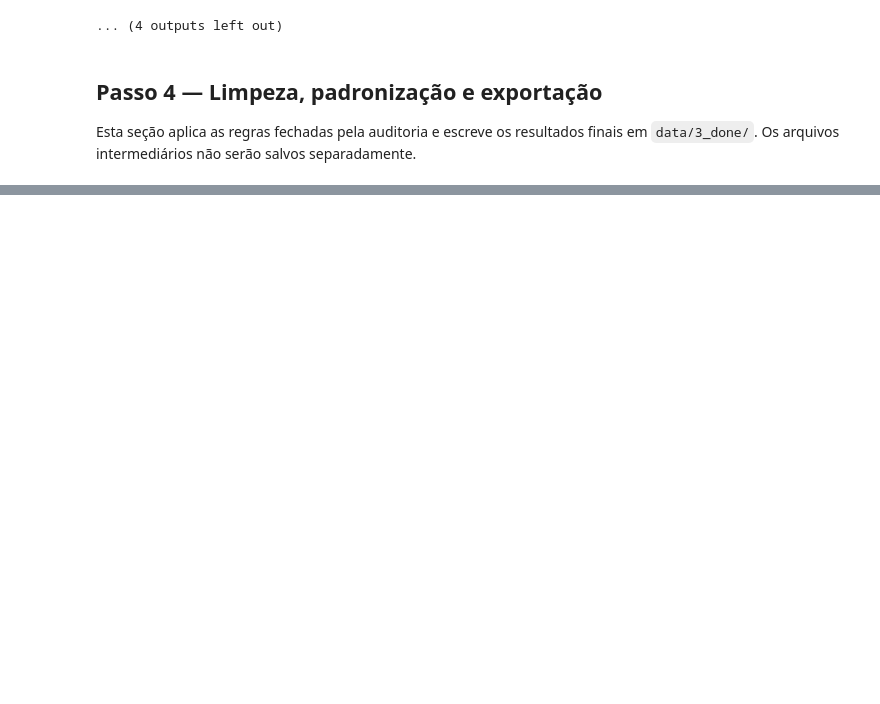
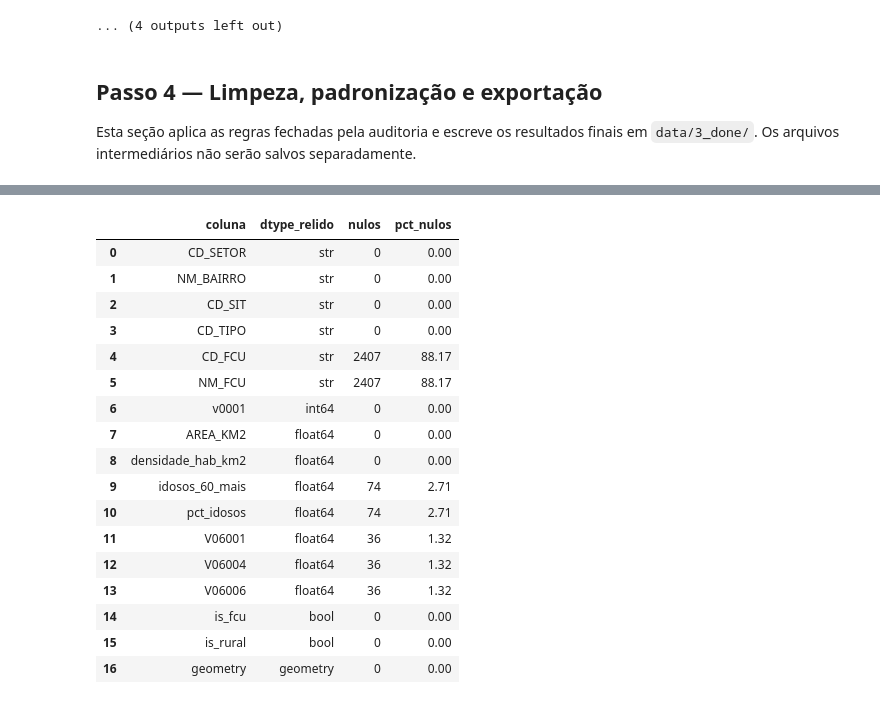
Before and after one commit to weszxl/eld_dataset, a Jupyter notebook: notebooks/02_access_inclusion_etl.ipynb, the cells around one changed output, grey strips where cells are left out. Saved outputs shown, nothing was run; the diff lists cells and outputs as text; code cells hidden in the pictures; blank space fills up the shorter version.

Commit message:
feat(02_access_inclusion): ETL e exportacao das bases limpas de POA em data/3_done

```diff
--- a/notebooks/02_access_inclusion.ipynb
+++ b/notebooks/02_access_inclusion_etl.ipynb
@@ -1162,0 +1176,62 @@ FCUs: 125
+# %%
+# Releitura dos 5 arquivos exportados em data/3_done/ para validar tipos, nulos e geometrias no disco
+camadas_done = {
+    "setores_poa_limpo": DONE / "setores_poa_limpo.gpkg",
+    "cnes_poa_limpo": DONE / "cnes_poa_limpo.gpkg",
+    "escolas_poa_limpo": DONE / "escolas_poa_limpo.gpkg",
+    "assistencia_poa_limpo": DONE / "assistencia_poa_limpo.gpkg",
+    "fcu_poa_contornos": DONE / "fcu_poa_contornos.gpkg",
+}
+
+gdfs_relidos = {}
+resumo_releitura = []
+for nome, caminho in camadas_done.items():
+    g = gpd.read_file(caminho, layer=nome)
+    gdfs_relidos[nome] = g
+    resumo_releitura.append({
+        "Camada": nome,
+        "Linhas": len(g),
+        "Colunas": len(g.columns),
+        "CRS": str(g.crs),
+        "Geom_vazias": int((g.geometry.isna() | g.geometry.is_empty).sum()),
+        "Geom_invalidas": int((~g.geometry.is_valid).sum()),
+    })
+
+print("== Resumo geral da releitura em data/3_done/ ==")
+display(pd.DataFrame(resumo_releitura))
+
+for nome, g in gdfs_relidos.items():
+    perfil = pd.DataFrame({
+        "coluna": g.columns,
+        "dtype_relido": [str(dt) for dt in g.dtypes],
+        "nulos": [int(g[c].isna().sum()) for c in g.columns],
+        "pct_nulos": [round(float(g[c].isna().mean() * 100), 2) for c in g.columns],
+    })
+    print(f"\n== {nome} — dtypes e nulos após releitura ==")
+    display(perfil)
+
+# Checagem específica: CD_FCU não voltou com '.' nem '<NA>' literal
+setores_relido = gdfs_relidos["setores_poa_limpo"]
+print(
+    "Setores — CD_FCU com '.' literal:",
+    int(setores_relido["CD_FCU"].astype("string").eq(".").sum()),
+    "| '<NA>' literal:",
+    int(setores_relido["CD_FCU"].astype("string").eq("<NA>").sum()),
+    "| nulos reais:",
+    int(setores_relido["CD_FCU"].isna().sum()),
+)
+
+# Checagem específica: contagem de flags educacionais e variações de grafia em etapas_modalidades
+escolas_relido = gdfs_relidos["escolas_poa_limpo"]
+print("\n== Escolas — contagem das flags educacionais (809 georreferenciadas) ==")
+for flag in ["is_educacao_infantil", "is_apenas_educacao_infantil", "is_educacao_especial"]:
+    print(f"- {flag}: {int(escolas_relido[flag].sum())} True | {int((~escolas_relido[flag].astype(bool)).sum())} False")
+
+print("\n== Escolas — valores únicos de etapas_modalidades quando is_educacao_infantil == True ==")
+display(
+    escolas_relido.loc[escolas_relido["is_educacao_infantil"].astype(bool), "etapas_modalidades"]
+    .value_counts(dropna=False)
+    .rename_axis("etapas_modalidades")
+    .reset_index(name="escolas")
+)
+# %% [output]
@@ -1162,0 +1246,18 @@ FCUs: 125
+|  | coluna | dtype_relido | nulos | pct_nulos |
+| 0 | CD_SETOR | str | 0 | 0.00 |
+| 1 | NM_BAIRRO | str | 0 | 0.00 |
+| 2 | CD_SIT | str | 0 | 0.00 |
+| 3 | CD_TIPO | str | 0 | 0.00 |
+| 4 | CD_FCU | str | 2407 | 88.17 |
+| 5 | NM_FCU | str | 2407 | 88.17 |
+| 6 | v0001 | int64 | 0 | 0.00 |
+| 7 | AREA_KM2 | float64 | 0 | 0.00 |
+| 8 | densidade_hab_km2 | float64 | 0 | 0.00 |
+| 9 | idosos_60_mais | float64 | 74 | 2.71 |
+| 10 | pct_idosos | float64 | 74 | 2.71 |
+| 11 | V06001 | float64 | 36 | 1.32 |
+| 12 | V06004 | float64 | 36 | 1.32 |
+| 13 | V06006 | float64 | 36 | 1.32 |
+| 14 | is_fcu | bool | 0 | 0.00 |
+| 15 | is_rural | bool | 0 | 0.00 |
+| 16 | geometry | geometry | 0 | 0.00 |
```
Also changed, not shown: parts of 5 cells of this notebook, 2 other files.
